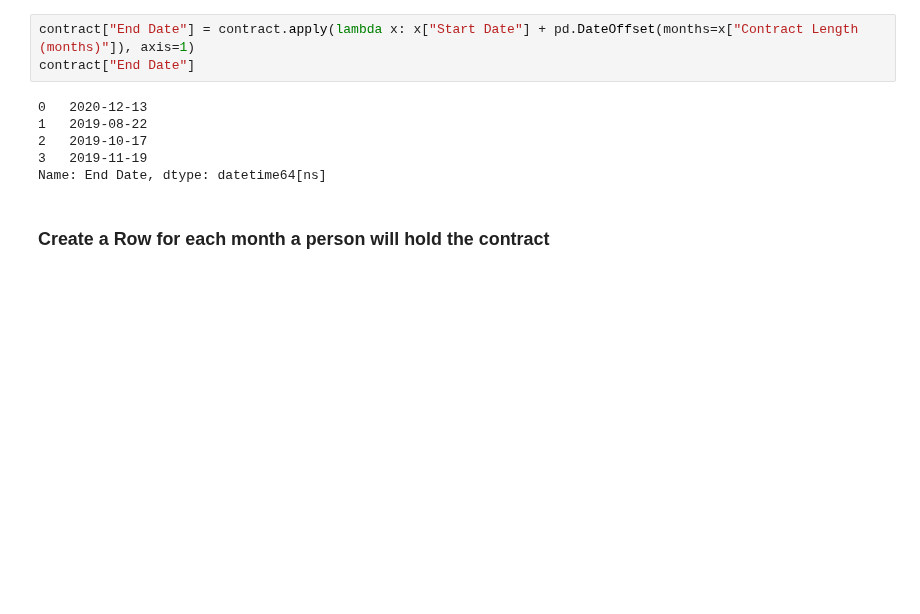
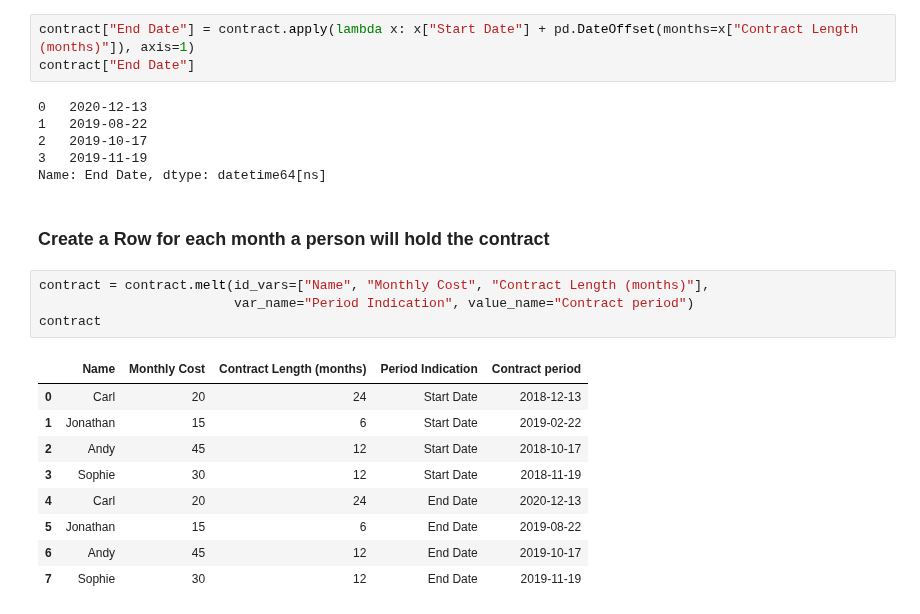
Before and after one commit to hyunjun33/Data_preprocessing, a Jupyter notebook: Preppin' Data 2021 Week 37 Challenge.ipynb, the cells around one changed output. Cells and saved outputs as stored; diff of their text form; blank space fills up the shorter version.

```diff
--- a/Preppin' Data 2021 Week 37 Challenge.ipynb
+++ b/Preppin' Data 2021 Week 37 Challenge.ipynb
@@ -69,3 +69,17 @@ contract["End Date"]
 Name: End Date, dtype: datetime64[ns]
 # %% [markdown]
 ### Create a Row for each month a person will hold the contract
+# %%
+contract = contract.melt(id_vars=["Name", "Monthly Cost", "Contract Length (months)"],
+                         var_name="Period Indication", value_name="Contract period")
+contract
+# %% [output]
+|  | Name | Monthly Cost | Contract Length (months) | Period Indication | Contract period |
+| 0 | Carl | 20 | 24 | Start Date | 2018-12-13 |
+| 1 | Jonathan | 15 | 6 | Start Date | 2019-02-22 |
+| 2 | Andy | 45 | 12 | Start Date | 2018-10-17 |
+| 3 | Sophie | 30 | 12 | Start Date | 2018-11-19 |
+| 4 | Carl | 20 | 24 | End Date | 2020-12-13 |
+| 5 | Jonathan | 15 | 6 | End Date | 2019-08-22 |
+| 6 | Andy | 45 | 12 | End Date | 2019-10-17 |
+| 7 | Sophie | 30 | 12 | End Date | 2019-11-19 |
```
Also changed, not shown: parts of 9 cells of this notebook.
